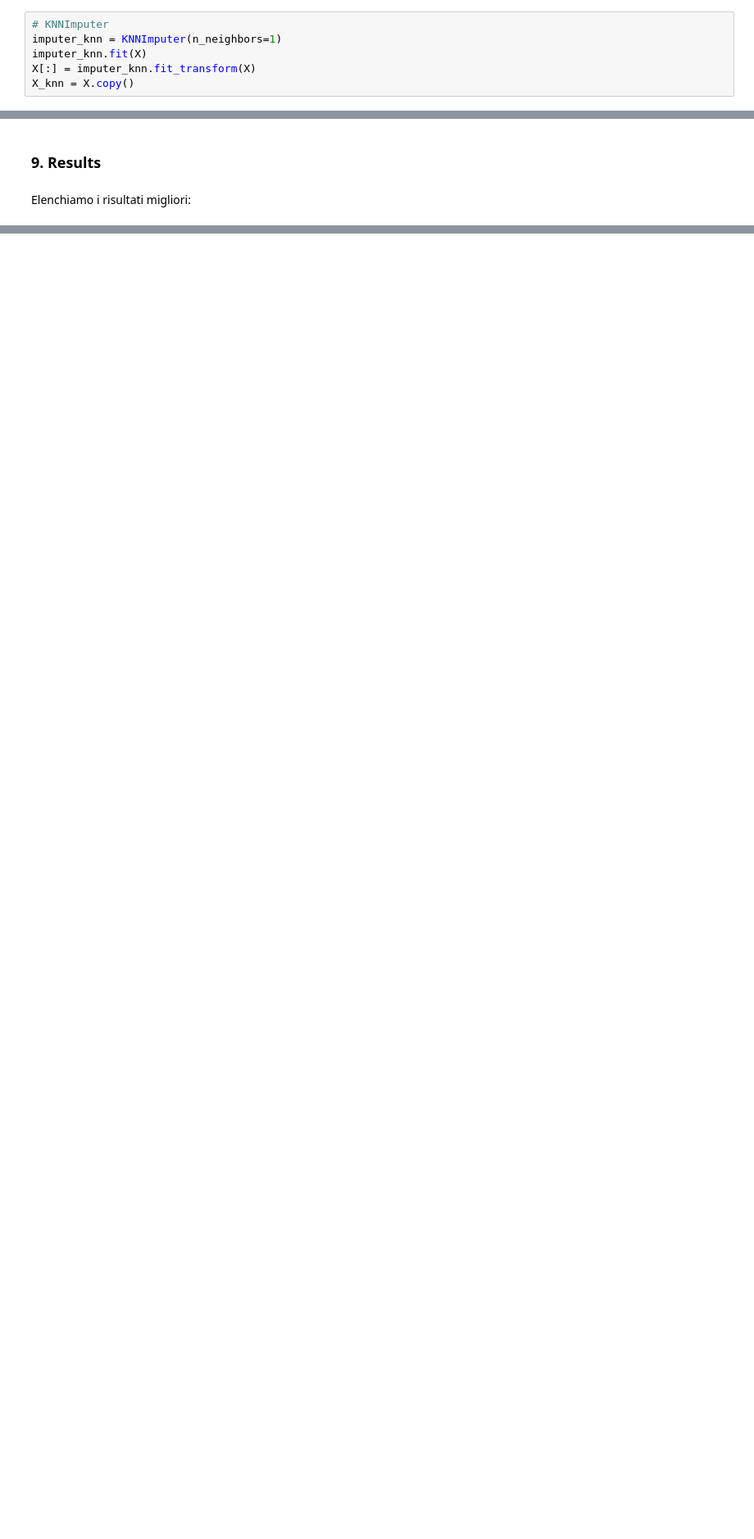
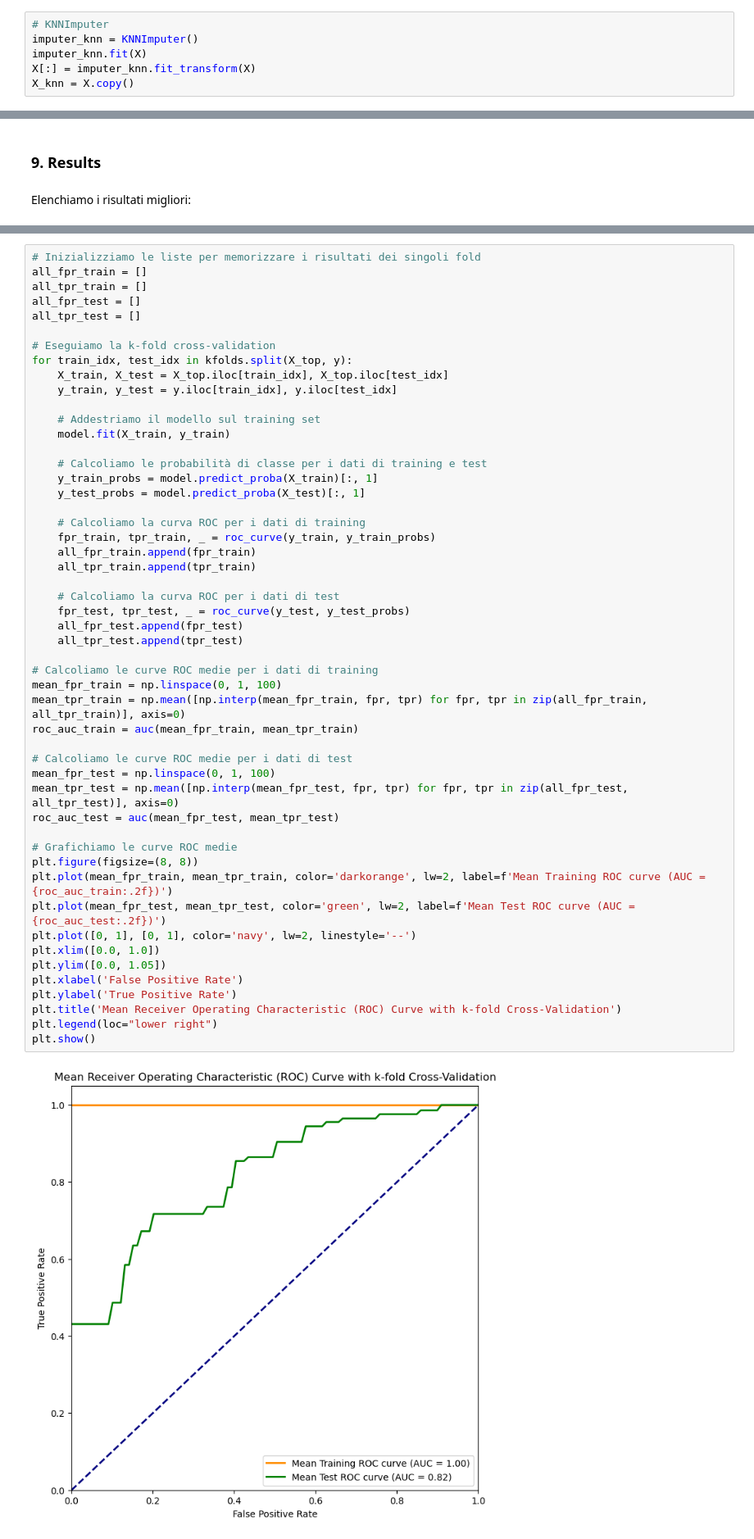
Before and after one commit to Nova-J5/Thesis-ML, a Jupyter notebook: notebooks/st000369/ab/st000369_ab.ipynb, the cells around one changed output, grey strips where cells are left out. Shown at 82% size. Saved outputs shown, nothing was run; the diff lists cells and outputs as text; blank space fills up the shorter version.

```diff
--- a/notebooks/st000369/ab/st000369_ab.ipynb
+++ b/notebooks/st000369/ab/st000369_ab.ipynb
@@ -94,6 +96,6 @@ dtype: int64
 # %%
 # KNNImputer
-imputer_knn = KNNImputer(n_neighbors=1)
+imputer_knn = KNNImputer()
 imputer_knn.fit(X)
 X[:] = imputer_knn.fit_transform(X)
 X_knn = X.copy()
@@ -387,0 +392,53 @@ Features selezionate: 50
+# %%
+# Inizializziamo le liste per memorizzare i risultati dei singoli fold
+all_fpr_train = []
+all_tpr_train = []
+all_fpr_test = []
+all_tpr_test = []
+
+# Eseguiamo la k-fold cross-validation
+for train_idx, test_idx in kfolds.split(X_top, y):
+    X_train, X_test = X_top.iloc[train_idx], X_top.iloc[test_idx]
+    y_train, y_test = y.iloc[train_idx], y.iloc[test_idx]
+
+    # Addestriamo il modello sul training set
+    model.fit(X_train, y_train)
+
+    # Calcoliamo le probabilità di classe per i dati di training e test
+    y_train_probs = model.predict_proba(X_train)[:, 1]
+    y_test_probs = model.predict_proba(X_test)[:, 1]
+
+    # Calcoliamo la curva ROC per i dati di training
+    fpr_train, tpr_train, _ = roc_curve(y_train, y_train_probs)
+    all_fpr_train.append(fpr_train)
+    all_tpr_train.append(tpr_train)
+
+    # Calcoliamo la curva ROC per i dati di test
+    fpr_test, tpr_test, _ = roc_curve(y_test, y_test_probs)
+    all_fpr_test.append(fpr_test)
+    all_tpr_test.append(tpr_test)
+
+# Calcoliamo le curve ROC medie per i dati di training
+mean_fpr_train = np.linspace(0, 1, 100)
+mean_tpr_train = np.mean([np.interp(mean_fpr_train, fpr, tpr) for fpr, tpr in zip(all_fpr_train, all_tpr_train)], axis=0)
+roc_auc_train = auc(mean_fpr_train, mean_tpr_train)
+
+# Calcoliamo le curve ROC medie per i dati di test
+mean_fpr_test = np.linspace(0, 1, 100)
+mean_tpr_test = np.mean([np.interp(mean_fpr_test, fpr, tpr) for fpr, tpr in zip(all_fpr_test, all_tpr_test)], axis=0)
+roc_auc_test = auc(mean_fpr_test, mean_tpr_test)
+
+# Grafichiamo le curve ROC medie
+plt.figure(figsize=(8, 8))
+plt.plot(mean_fpr_train, mean_tpr_train, color='darkorange', lw=2, label=f'Mean Training ROC curve (AUC = {roc_auc_train:.2f})')
+plt.plot(mean_fpr_test, mean_tpr_test, color='green', lw=2, label=f'Mean Test ROC curve (AUC = {roc_auc_test:.2f})')
+plt.plot([0, 1], [0, 1], color='navy', lw=2, linestyle='--')
+plt.xlim([0.0, 1.0])
+plt.ylim([0.0, 1.05])
+plt.xlabel('False Positive Rate')
+plt.ylabel('True Positive Rate')
+plt.title('Mean Receiver Operating Characteristic (ROC) Curve with k-fold Cross-Validation')
+plt.legend(loc="lower right")
+plt.show()
+# %% [output]
+[figure, added]
```
Also changed, not shown: parts of 12 cells of this notebook, 11 other files.
